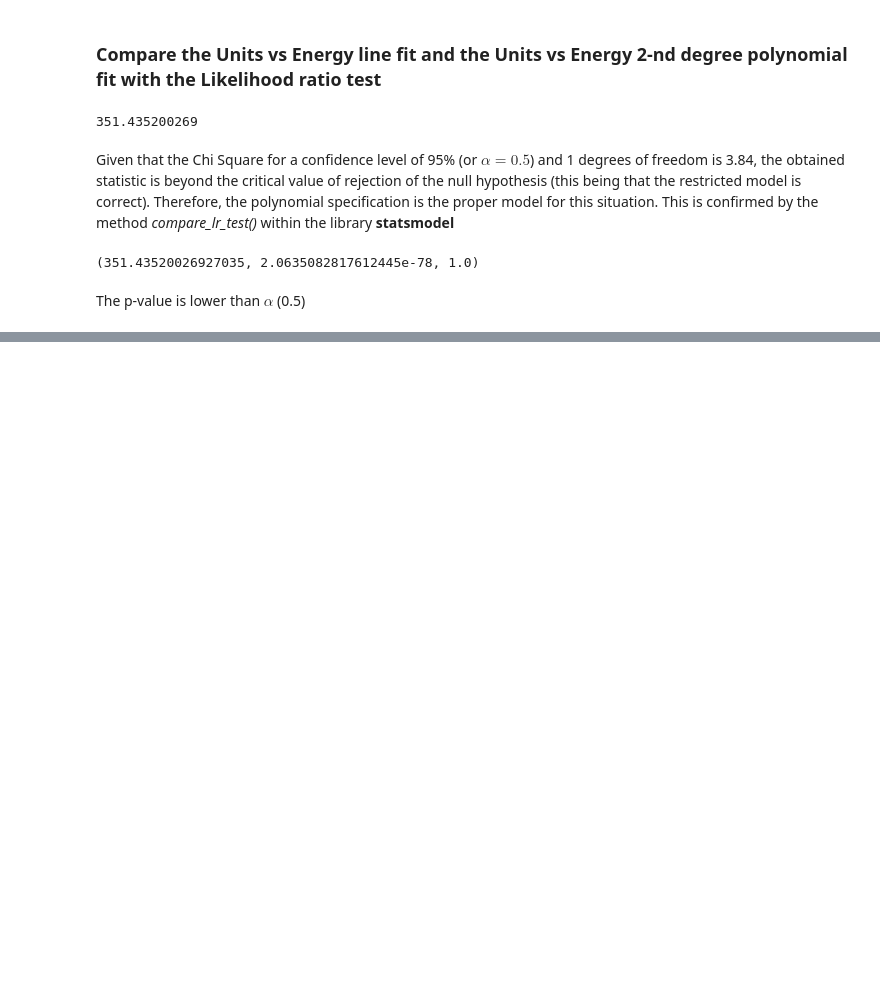
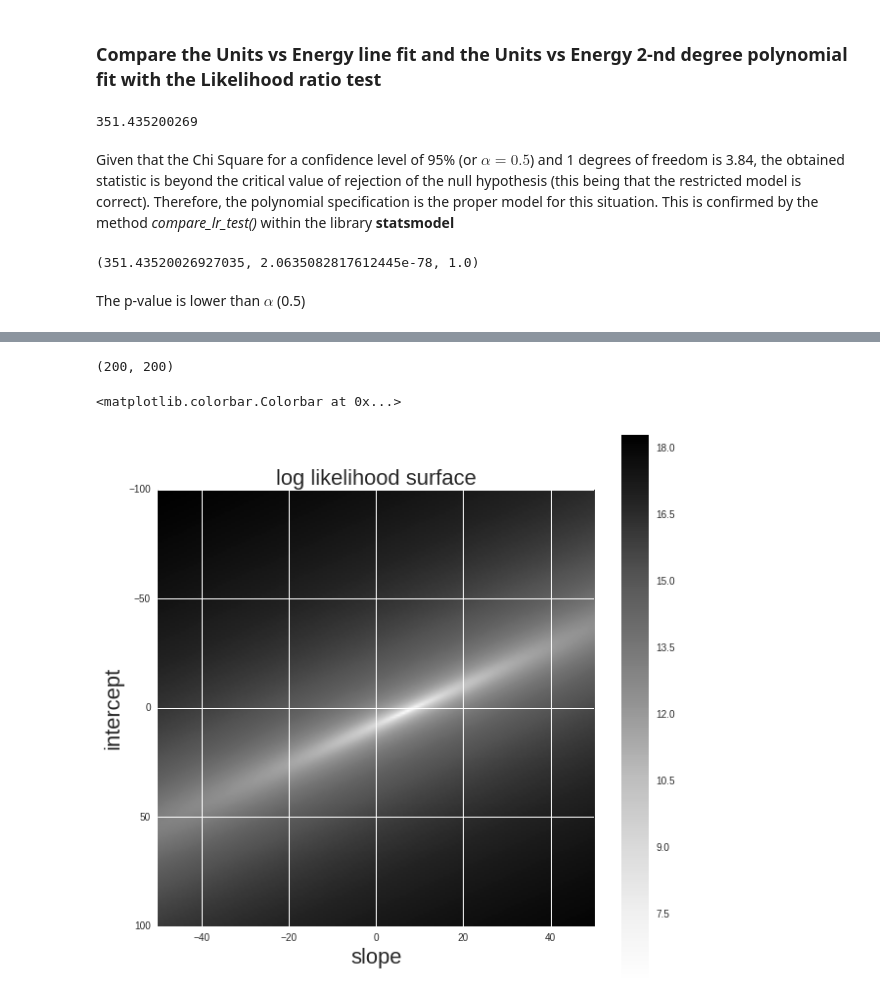
Before and after one commit to alephcero/PUI2016_fdg224, a Jupyter notebook: HW6_fdg224/HW6_1_fdg224.ipynb, the cells around one changed output, grey strips where cells are left out. Cells and saved outputs as stored; diff of their text form; code cells hidden in the pictures; blank space fills up the shorter version.

```diff
--- a/HW6_fdg224/HW6_1_fdg224.ipynb
+++ b/HW6_fdg224/HW6_1_fdg224.ipynb
@@ -513,0 +516,3 @@ The p-value is lower than $\alpha$  (0.5)
+# %%
+B = np.arange (-100, 100, 1)      #Intercept
+A = np.arange(-50.0, 50.0, 0.5)   #slope
@@ -513,0 +528,23 @@ The p-value is lower than $\alpha$  (0.5)
+# %%
+def minResid(vectorX,vectorY,A,B):
+    return sum((np.log(vectorY) - (np.log(vectorX) * A + B )) ** 2 / np.log(vectorX))
+# %%
+Lsurface = np.zeros((len(A), len(B)))
+
+for i in range(len(B)):
+    for j in range(len(A)):
+        Lsurface[i][j] = minResid(unitsVsEnergy.Units,unitsVsEnergy.totalEnergy, A = A[i], B = B[j])
+
+Lsurface.shape
+# %% [output]
+(200, 200)
+# %%
+plt.figure(figsize=(10,10))
+plt.title ("log likelihood surface", fontsize = 22)
+plt.imshow(np.log(Lsurface), extent = [-50,50,100,-100], aspect=0.5)
+plt.xlabel('slope', fontsize = 22)
+plt.ylabel('intercept', fontsize = 22)
+plt.colorbar()
+# %% [output]
+<matplotlib.colorbar.Colorbar at 0x...>
+[figure, added]
```
Also changed, not shown: parts of 2 cells of this notebook.
